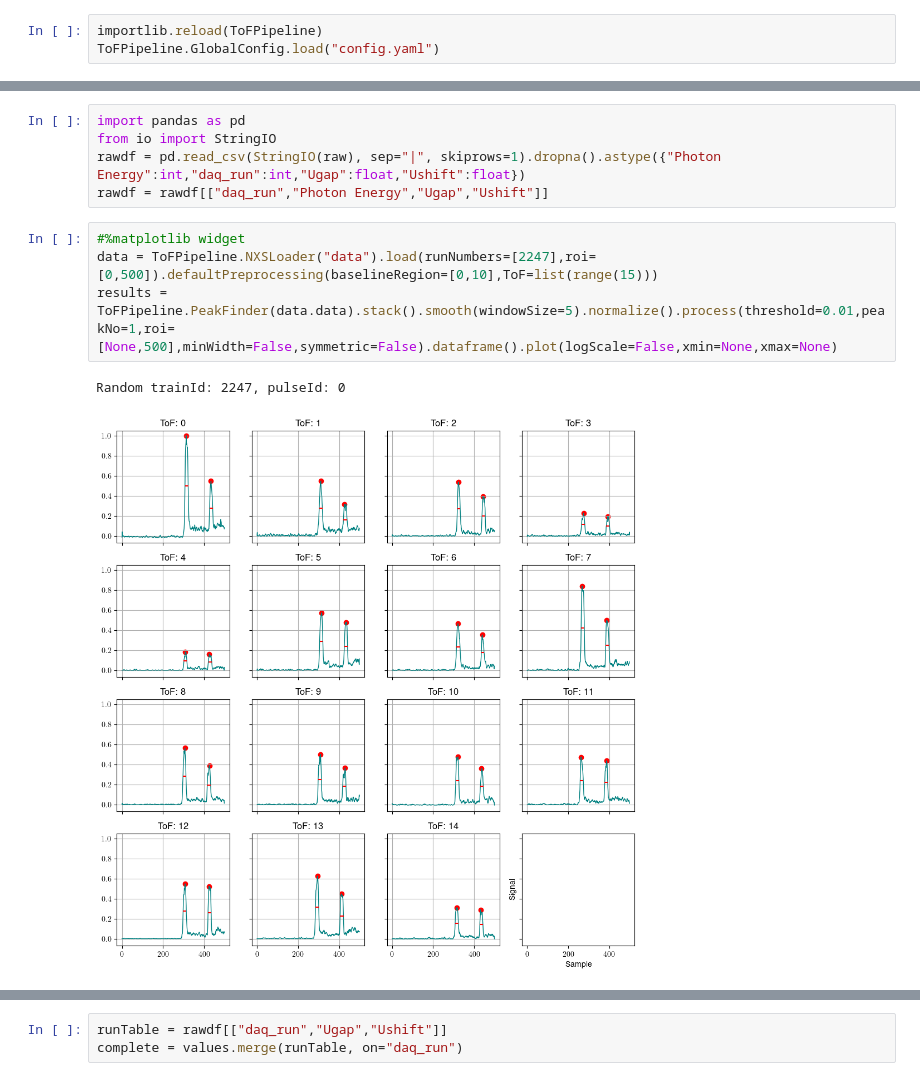
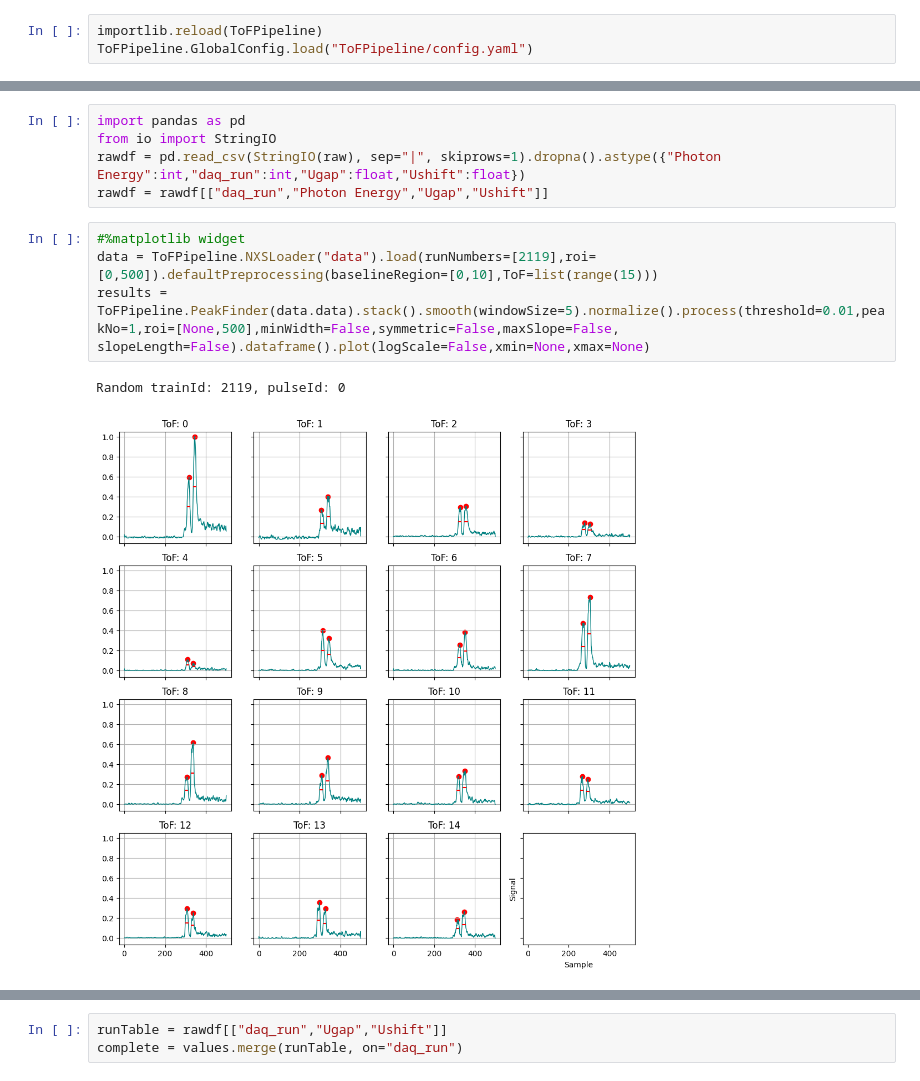
Before and after one commit to XAC-CFEL/PolScope, a Jupyter notebook: test.ipynb, the cells around one changed output, grey strips where cells are left out. Cells and saved outputs as stored; diff of their text form.

```diff
--- a/test.ipynb
+++ b/test.ipynb
@@ -261,6 +281,6 @@ merged["Transmission coefficent"] = computeCorr(
 corr_calc = merged[merged['peakNo']==0][["detector","Photon Energy","Transmission coefficent"]].reset_index()
 # %%
 importlib.reload(ToFPipeline)
-ToFPipeline.GlobalConfig.load("config.yaml")
+ToFPipeline.GlobalConfig.load("ToFPipeline/config.yaml")
 # %%
 beta=2
@@ -279,11 +295,11 @@ rawdf = pd.read_csv(StringIO(raw), sep="|", skiprows=1).dropna().astype({"Photon
 rawdf = rawdf[["daq_run","Photon Energy","Ugap","Ushift"]]
 # %%
 #%matplotlib widget
-data = ToFPipeline.NXSLoader("data").load(runNumbers=[2247],roi=[0,500]).defaultPreprocessing(baselineRegion=[0,10],ToF=list(range(15)))
-results = ToFPipeline.PeakFinder(data.data).stack().smooth(windowSize=5).normalize().process(threshold=0.01,peakNo=1,roi=[None,500],minWidth=False,symmetric=False).dataframe().plot(logScale=False,xmin=None,xmax=None)
+data = ToFPipeline.NXSLoader("data").load(runNumbers=[2119],roi=[0,500]).defaultPreprocessing(baselineRegion=[0,10],ToF=list(range(15)))
+results = ToFPipeline.PeakFinder(data.data).stack().smooth(windowSize=5).normalize().process(threshold=0.01,peakNo=1,roi=[None,500],minWidth=False,symmetric=False,maxSlope=False, slopeLength=False).dataframe().plot(logScale=False,xmin=None,xmax=None)
 # %% [output]
-Random trainId: 2247, pulseId: 0
+Random trainId: 2119, pulseId: 0
-[figure, old version]
+[figure, new version]
 # %%
 %matplotlib inline
 import numpy as np
```
Also changed, not shown: parts of 15 cells of this notebook, 4 other files.
